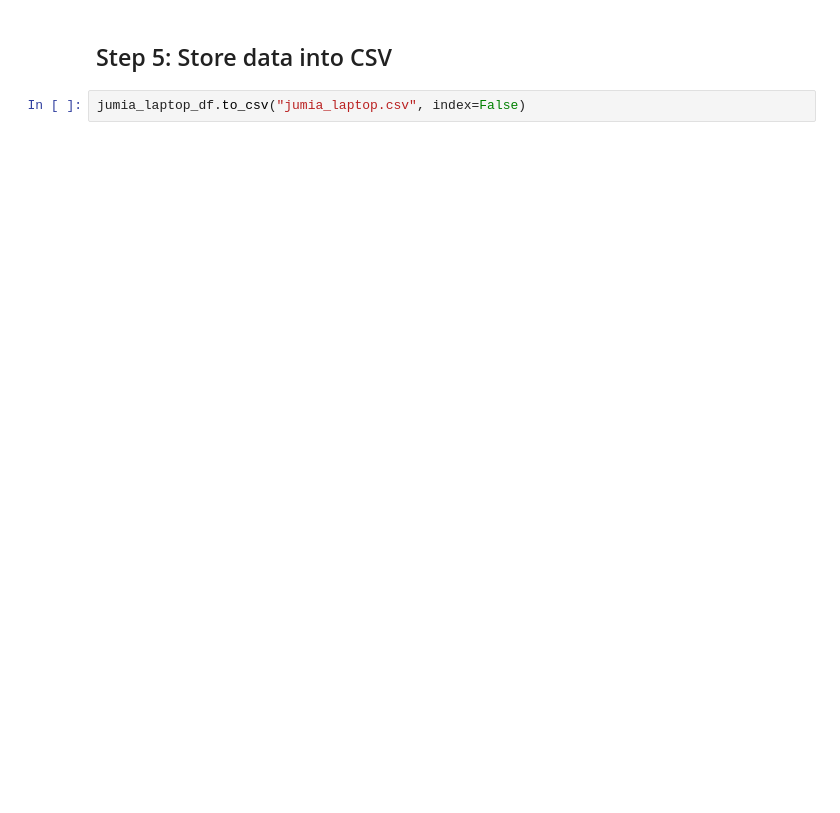
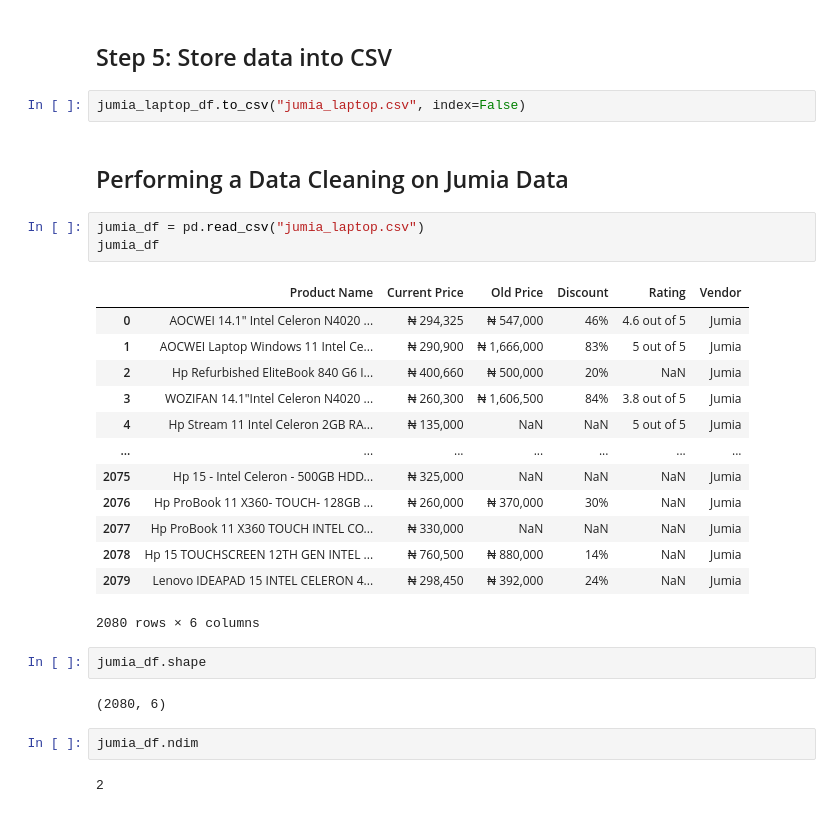
Before and after one commit to intellisenseCodez/Price-Comparison-App, a Jupyter notebook: jumia_web_scraper.ipynb, the cells around one changed output. Drawn from its saved outputs; the diff is of its cells as text; blank space fills up the shorter version.

```diff
--- a/jumia_web_scraper.ipynb
+++ b/jumia_web_scraper.ipynb
@@ -113,3 +119,30 @@ jumia_laptop_df
 ## Step 5: Store data into CSV
 # %%
 jumia_laptop_df.to_csv("jumia_laptop.csv", index=False)
+# %% [markdown]
+## Performing a Data Cleaning on Jumia Data
+# %%
+jumia_df = pd.read_csv("jumia_laptop.csv")
+jumia_df
+# %% [output]
+|  | Product Name | Current Price | Old Price | Discount | Rating | Vendor |
+| 0 | AOCWEI 14.1" Intel Celeron N4020 ... | ₦ 294,325 | ₦ 547,000 | 46% | 4.6 out of 5 | Jumia |
+| 1 | AOCWEI Laptop Windows 11 Intel Ce... | ₦ 290,900 | ₦ 1,666,000 | 83% | 5 out of 5 | Jumia |
+| 2 | Hp Refurbished EliteBook 840 G6 I... | ₦ 400,660 | ₦ 500,000 | 20% | NaN | Jumia |
+| 3 | WOZIFAN 14.1"Intel Celeron N4020 ... | ₦ 260,300 | ₦ 1,606,500 | 84% | 3.8 out of 5 | Jumia |
+| 4 | Hp Stream 11 Intel Celeron 2GB RA... | ₦ 135,000 | NaN | NaN | 5 out of 5 | Jumia |
+| ... | ... | ... | ... | ... | ... | ... |
+| 2075 | Hp 15 - Intel Celeron - 500GB HDD... | ₦ 325,000 | NaN | NaN | NaN | Jumia |
+| 2076 | Hp ProBook 11 X360- TOUCH- 128GB ... | ₦ 260,000 | ₦ 370,000 | 30% | NaN | Jumia |
+| 2077 | Hp ProBook 11 X360 TOUCH INTEL CO... | ₦ 330,000 | NaN | NaN | NaN | Jumia |
+| 2078 | Hp 15 TOUCHSCREEN 12TH GEN INTEL ... | ₦ 760,500 | ₦ 880,000 | 14% | NaN | Jumia |
+| 2079 | Lenovo IDEAPAD 15 INTEL CELERON 4... | ₦ 298,450 | ₦ 392,000 | 24% | NaN | Jumia |
+2080 rows × 6 columns
+# %%
+jumia_df.shape
+# %% [output]
+(2080, 6)
+# %%
+jumia_df.ndim
+# %% [output]
+2
```
Also changed, not shown: parts of 39 cells of this notebook, 2 other files.
